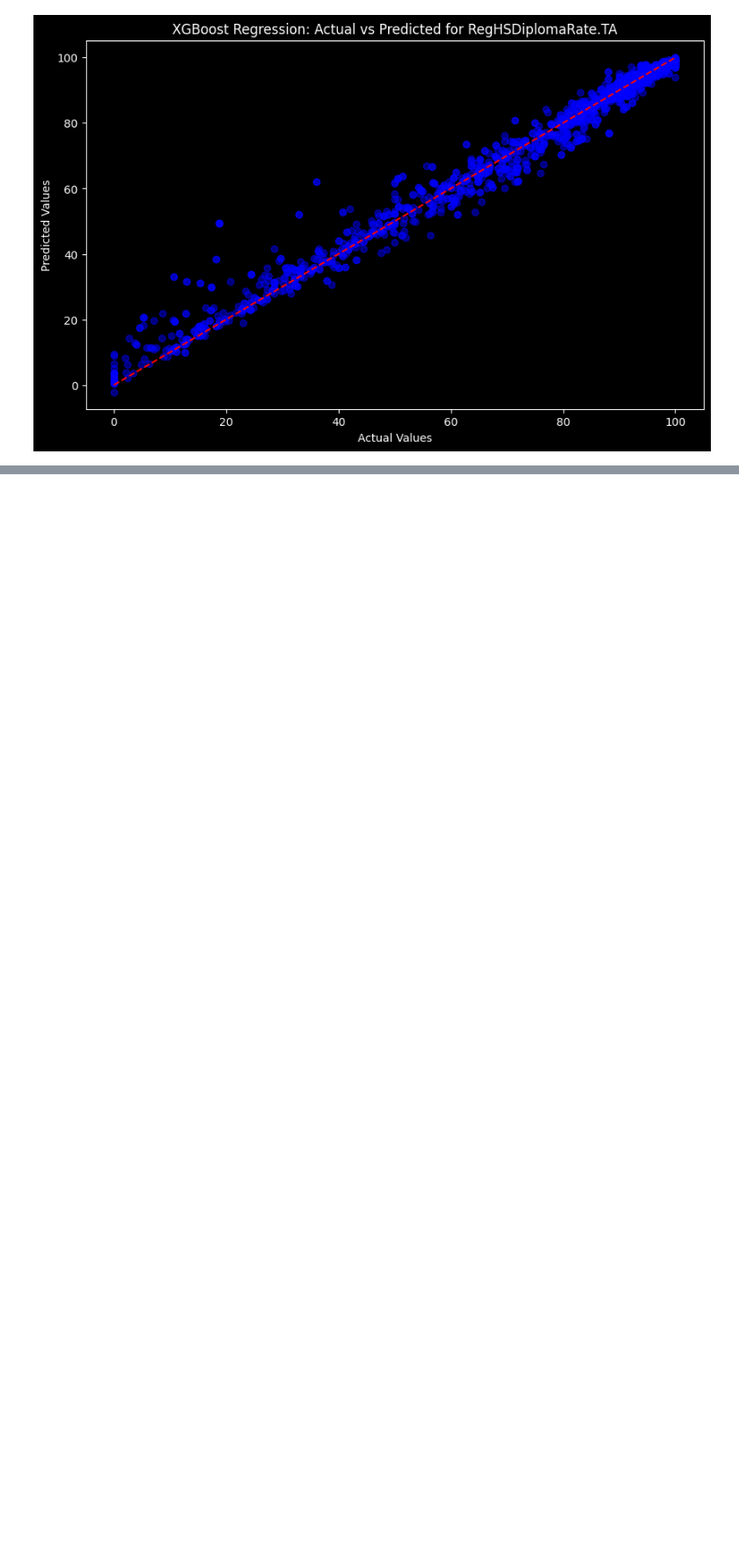
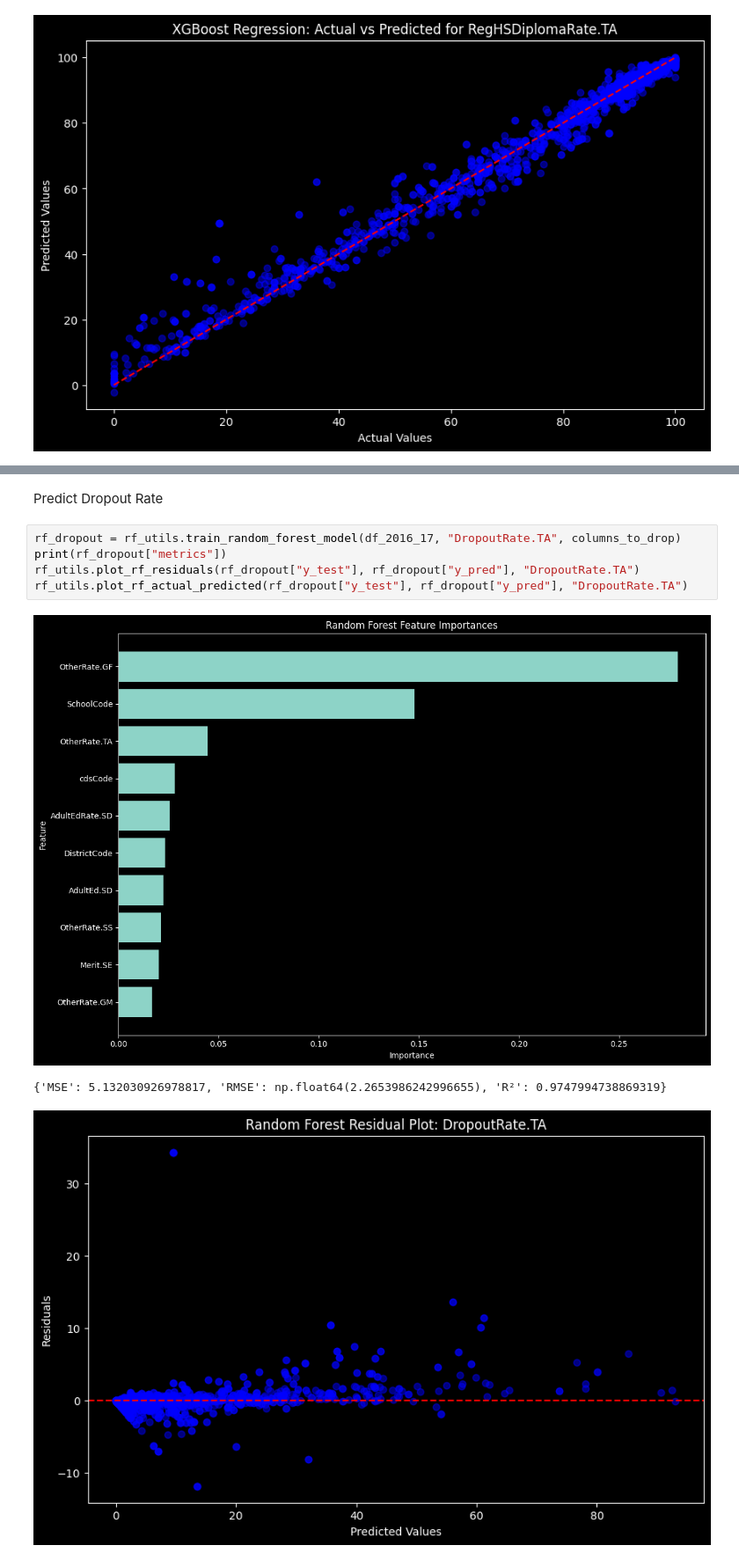
Before and after one commit to PENTASHIFT/DS-Capstone-Project, a Jupyter notebook: modeling/ACGRWide_2016_17.ipynb, the cells around one changed output, grey strips where cells are left out. Shown at 88% size. Cells and saved outputs as stored; diff of their text form; blank space fills up the shorter version.

```diff
--- a/modeling/ACGRWide_2016_17.ipynb
+++ b/modeling/ACGRWide_2016_17.ipynb
@@ -113,0 +143,11 @@ xgb_utils.plot_xgb_predicted_actual(
+# %% [markdown]
+Predict Dropout Rate
+# %%
+rf_dropout = rf_utils.train_random_forest_model(df_2016_17, "DropoutRate.TA", columns_to_drop)
+print(rf_dropout["metrics"])
+rf_utils.plot_rf_residuals(rf_dropout["y_test"], rf_dropout["y_pred"], "DropoutRate.TA")
+rf_utils.plot_rf_actual_predicted(rf_dropout["y_test"], rf_dropout["y_pred"], "DropoutRate.TA")
+# %% [output]
+[figure, added]
+{'MSE': 5.132030926978817, 'RMSE': np.float64(2.2653986242996655), 'R²': 0.9747994738869319}
+[figure, added]
```
Also changed, not shown: parts of 9 cells of this notebook, 1 other file.
